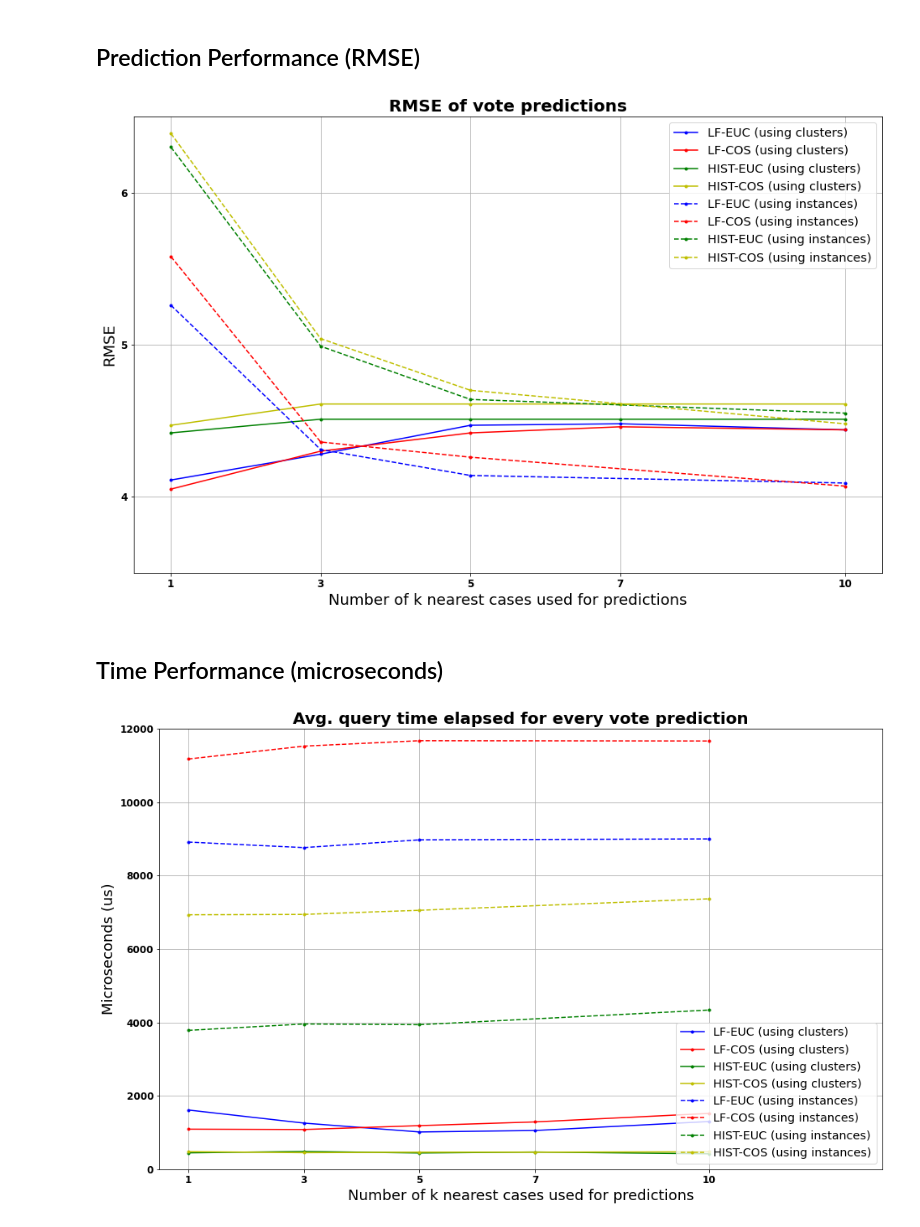
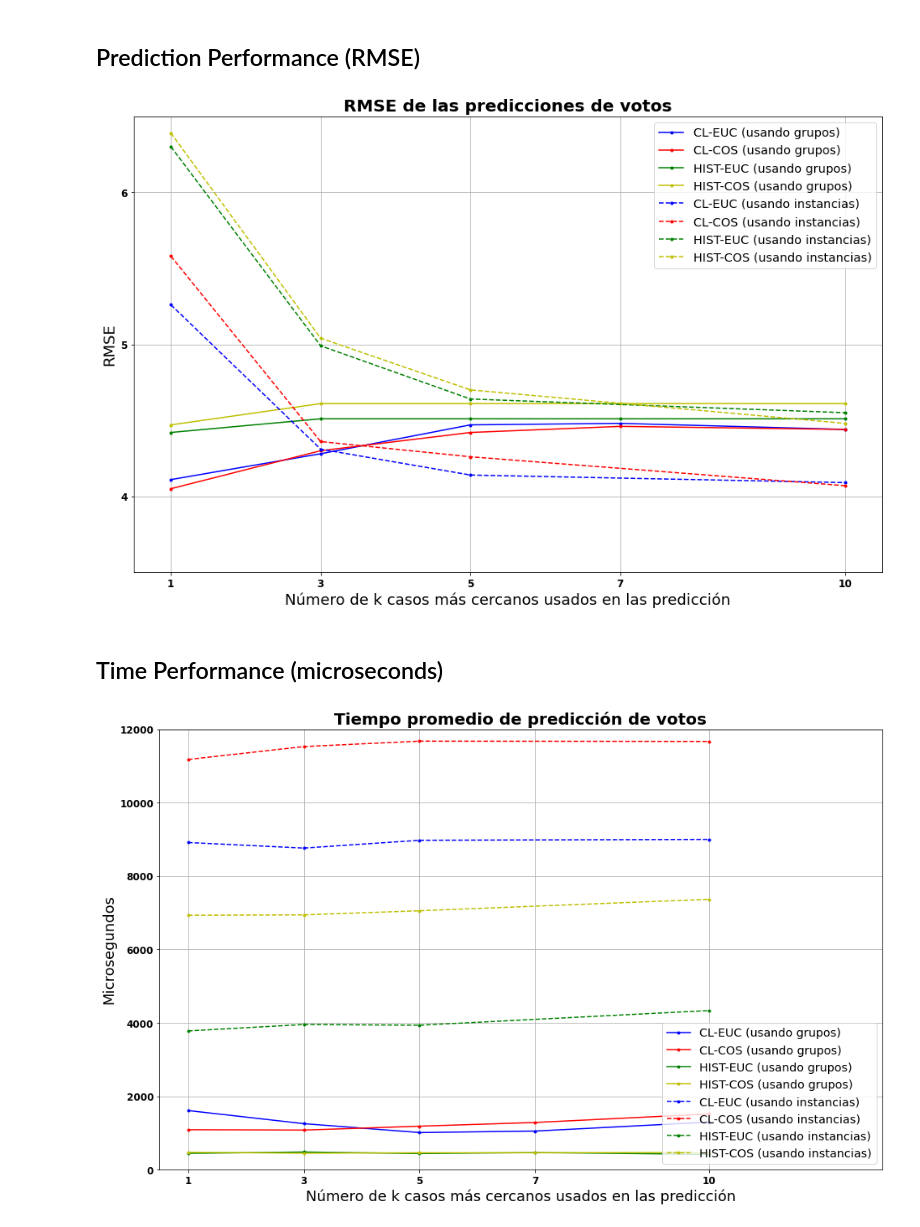
Before and after one commit to EstebanBrito/xai-ucm-unsup, a Jupyter notebook: notebooks/others/Figures.ipynb, the cells around one changed output. Drawn from its saved outputs; the diff is of its cells as text; code cells hidden in the pictures.

```diff
--- a/notebooks/others/Figures.ipynb
+++ b/notebooks/others/Figures.ipynb
@@ -48,47 +48,47 @@ tick_dic = {
 ## Prediction Performance (RMSE)
 # %%
 plt.figure(figsize=(16, 10))
-plt.plot(k_values_cluster, rmse_cluster['incv3_feats_euclid'], 'b.-', label=f'LF-EUC {cl_leg}')
-plt.plot(k_values_cluster, rmse_cluster['incv3_feats_cosine'], 'r.-', label=f'LF-COS {cl_leg}')
+plt.plot(k_values_cluster, rmse_cluster['incv3_feats_euclid'], 'b.-', label=f'CL-EUC {cl_leg}')
+plt.plot(k_values_cluster, rmse_cluster['incv3_feats_cosine'], 'r.-', label=f'CL-COS {cl_leg}')
 plt.plot(k_values_cluster, rmse_cluster['color_hist_euclid'], 'g.-', label=f'HIST-EUC {cl_leg}')
 plt.plot(k_values_cluster, rmse_cluster['color_hist_cosine'], 'y.-', label=f'HIST-COS {cl_leg}')
-plt.plot(k_values_knn, rmse_knn['incv3_feats_euclid'], 'b.--', label=f'LF-EUC {knn_leg}')
-plt.plot(k_values_knn, rmse_knn['incv3_feats_cosine'], 'r.--', label=f'LF-COS {knn_leg}')
+plt.plot(k_values_knn, rmse_knn['incv3_feats_euclid'], 'b.--', label=f'CL-EUC {knn_leg}')
+plt.plot(k_values_knn, rmse_knn['incv3_feats_cosine'], 'r.--', label=f'CL-COS {knn_leg}')
 plt.plot(k_values_knn, rmse_knn['color_hist_euclid'], 'g.--', label=f'HIST-EUC {knn_leg}')
 plt.plot(k_values_knn, rmse_knn['color_hist_cosine'], 'y.--', label=f'HIST-COS {knn_leg}')
 plt.xlim(0.5, 10.5)
 plt.ylim(3.5, 6.5)
 plt.xticks(k_values_cluster, **tick_dic)
 plt.yticks([4, 5, 6], **tick_dic)
-plt.xlabel('Number of k nearest cases used for predictions', axis_dic)
+plt.xlabel('Número de k casos más cercanos usados en las predicción', axis_dic)
 plt.ylabel('RMSE', axis_dic)
 plt.legend(loc='upper right', fontsize='x-large')
-plt.title('RMSE of vote predictions', title_dic)
+plt.title('RMSE de las predicciones de votos', title_dic)
 plt.grid(True)
 plt.show()
 # %% [output]
-[figure, old version]
+[figure, new version]
 # %% [markdown]
 ## Time Performance (microseconds)
 # %%
 plt.figure(figsize=(16, 10))
-plt.plot(k_values_cluster, times_cluster['incv3_feats_euclid'], 'b.-', label=f'LF-EUC {cl_leg}')
-plt.plot(k_values_cluster, times_cluster['incv3_feats_cosine'], 'r.-', label=f'LF-COS {cl_leg}')
+plt.plot(k_values_cluster, times_cluster['incv3_feats_euclid'], 'b.-', label=f'CL-EUC {cl_leg}')
+plt.plot(k_values_cluster, times_cluster['incv3_feats_cosine'], 'r.-', label=f'CL-COS {cl_leg}')
 plt.plot(k_values_cluster, times_cluster['color_hist_euclid'], 'g.-', label=f'HIST-EUC {cl_leg}')
 plt.plot(k_values_cluster, times_cluster['color_hist_cosine'], 'y.-', label=f'HIST-COS {cl_leg}')
-plt.plot(k_values_knn, times_knn['incv3_feats_euclid'], 'b.--', label=f'LF-EUC {knn_leg}')
-plt.plot(k_values_knn, times_knn['incv3_feats_cosine'], 'r.--', label=f'LF-COS {knn_leg}')
+plt.plot(k_values_knn, times_knn['incv3_feats_euclid'], 'b.--', label=f'CL-EUC {knn_leg}')
+plt.plot(k_values_knn, times_knn['incv3_feats_cosine'], 'r.--', label=f'CL-COS {knn_leg}')
 plt.plot(k_values_knn, times_knn['color_hist_euclid'], 'g.--', label=f'HIST-EUC {knn_leg}')
 plt.plot(k_values_knn, times_knn['color_hist_cosine'], 'y.--', label=f'HIST-COS {knn_leg}')
 plt.xlim(0.5, 13)
 plt.ylim(0, 12000)
 plt.xticks(k_values_cluster, **tick_dic)
 plt.yticks(**tick_dic)
-plt.xlabel('Number of k nearest cases used for predictions', axis_dic)
-plt.ylabel('Microseconds (us)', axis_dic)
+plt.xlabel('Número de k casos más cercanos usados en las predicción', axis_dic)
+plt.ylabel('Microsegundos', axis_dic)
 plt.legend(loc='lower right', fontsize='x-large')
-plt.title('Avg. query time elapsed for every vote prediction', title_dic)
+plt.title('Tiempo promedio de predicción de votos', title_dic)
 plt.grid(True)
 plt.show()
 # %% [output]
-[figure, old version]
+[figure, new version]
```
Also changed, not shown: parts of 1 cell of this notebook, 1 other file.
